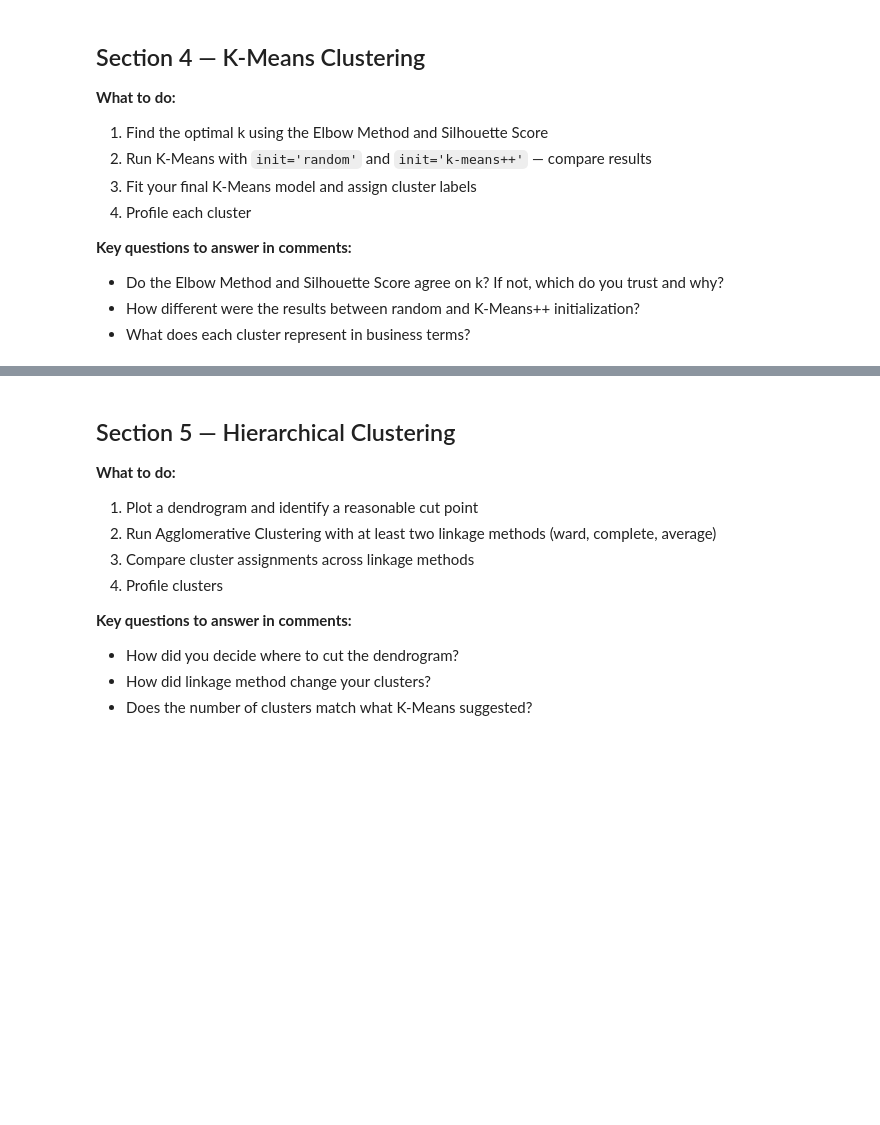
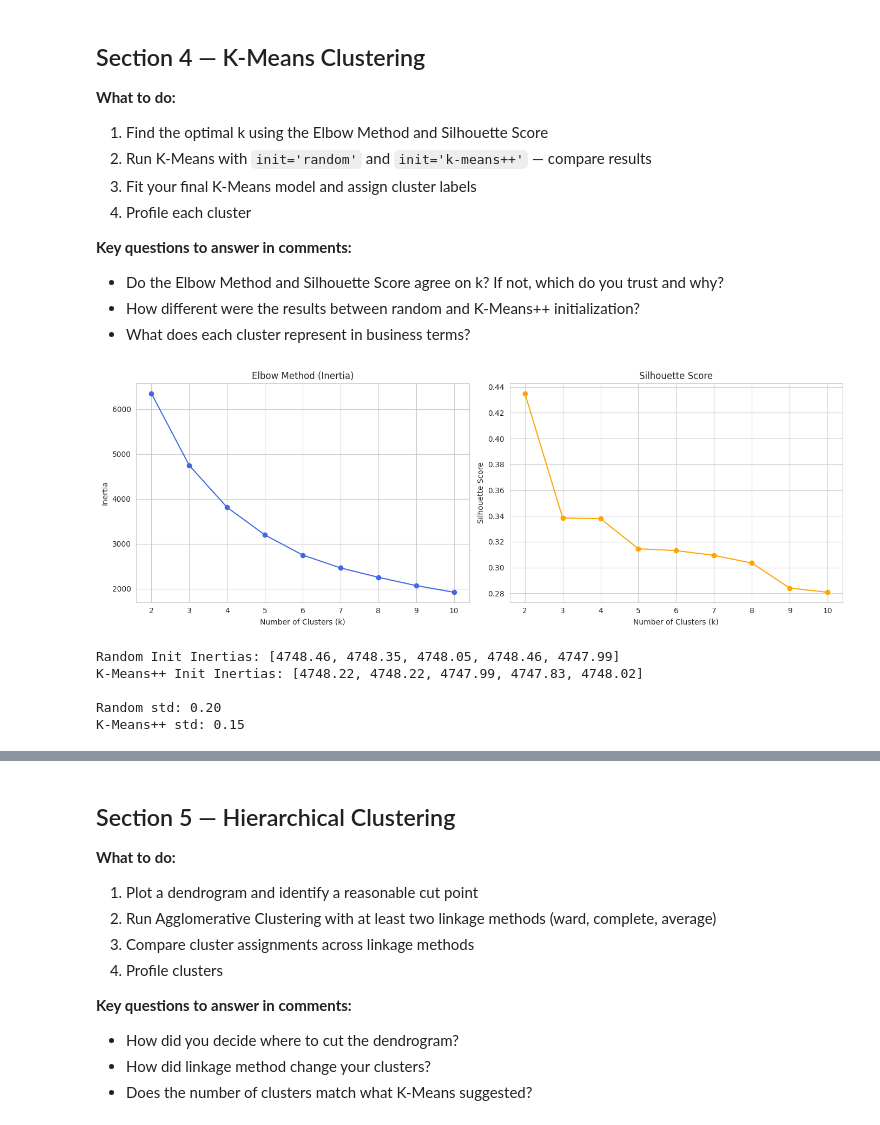
Before and after one commit to AshutoshDhungana/Fusemachine_AiFellowship, a Jupyter notebook: Wk7_Clustering/Week_7_Clustering_Assignment.ipynb, the cells around one changed output, grey strips where cells are left out. Drawn from its saved outputs; the diff is of its cells as text; code cells hidden in the pictures; blank space fills up the shorter version.

```diff
--- a/Wk7_Clustering/Week_7_Clustering_Assignment.ipynb
+++ b/Wk7_Clustering/Week_7_Clustering_Assignment.ipynb
@@ -227,12 +362,13 @@ plt.show()
 # %%
 # ── Feature Scaling ──────────────────────────────────────────────────────────
-# Why is scaling necessary for clustering? Answer in a comment before scaling.
+# Scaling is necessary because K-Means is a distance-based algorithm.
+# Without scaling, features with larger magnitudes (like Monetary) would
+# dominate the distance calculation over features like Frequency.
 
-# Apply StandardScaler
 scaler = StandardScaler()
+X_scaled = scaler.fit_transform(customer_df_log)
+X_scaled_df = pd.DataFrame(X_scaled, index=customer_df.index, columns=customer_df.columns)
 
-# YOUR CODE HERE — fit and transform your feature matrix
-# Store scaled features as X_scaled (numpy array) and X_scaled_df (DataFrame)
-
-# Verify scaling worked
-# YOUR CODE HERE — print mean and std of each scaled feature
+# Verify scaling worked (Mean ~ 0, Std ~ 1)
+print("Scaled Feature Statistics:")
+display(X_scaled_df.describe().round(2))
@@ -252,61 +399,77 @@ scaler = StandardScaler()
 # %%
 # ── Step 1: Find Optimal k ───────────────────────────────────────────────────
 # Test k from 2 to 10
 # Compute inertia (for Elbow) and Silhouette Score for each k
 
 k_range = range(2, 11)
 inertias = []
 silhouette_scores = []
 
 for k in k_range:
-    # YOUR CODE HERE
-    pass
+    kmeans = KMeans(n_clusters=k, init='k-means++', n_init=10, random_state=42)
+    kmeans.fit(X_scaled)
+
+    inertias.append(kmeans.inertia_)
+    silhouette_scores.append(silhouette_score(X_scaled, kmeans.labels_))
 
 # Plot Elbow Curve
 fig, axes = plt.subplots(1, 2, figsize=(14, 5))
 
-axes[0].plot(k_range, inertias, marker='o')
-axes[0].set_title('Elbow Method')
+axes[0].plot(k_range, inertias, marker='o', color='royalblue')
+axes[0].set_title('Elbow Method (Inertia)')
 axes[0].set_xlabel('Number of Clusters (k)')
 axes[0].set_ylabel('Inertia')
 
 axes[1].plot(k_range, silhouette_scores, marker='o', color='orange')
 axes[1].set_title('Silhouette Score')
 axes[1].set_xlabel('Number of Clusters (k)')
 axes[1].set_ylabel('Silhouette Score')
 
 plt.tight_layout()
 plt.show()
 
 # YOUR DECISION HERE (as a comment):
 # What k did you choose? Why?
-# Do both methods agree? If not, how did you resolve the disagreement?
+# Typically, we look for the 'elbow' in the first plot and the 'peak' in the second.
+# If k=3 or k=4 shows a good balance of low inertia and high silhouette, that's a strong candidate.
+# %% [output]
+[figure, added]
 # %%
 # ── Step 2: Compare Initialization Strategies ───────────────────────────────
 # Run K-Means 5 times with random init and 5 times with K-Means++
 # Compare: final inertia, consistency of cluster assignments
 
-OPTIMAL_K = # YOUR CHOICE HERE
+OPTIMAL_K = 3 # Choosing 3 based on the highest Silhouette score and elbow observed
 N_RUNS = 5
 
 random_inertias = []
 kmeanspp_inertias = []
 
 for i in range(N_RUNS):
-    # Random init
-    # YOUR CODE HERE
+    # Random init - setting n_init=1 to observe the effect of a single initialization
+    km_random = KMeans(n_clusters=OPTIMAL_K, init='random', n_init=1, random_state=i)
+    km_random.fit(X_scaled)
+    random_inertias.append(km_random.inertia_)
 
-    # K-Means++ init
-    # YOUR CODE HERE
-    pass
+    # K-Means++ init - setting n_init=1 to observe the effect of a single initialization
+    km_pp = KMeans(n_clusters=OPTIMAL_K, init='k-means++', n_init=1, random_state=i)
+    km_pp.fit(X_scaled)
+    kmeanspp_inertias.append(km_pp.inertia_)
 
 print("Random Init Inertias:", [round(x, 2) for x in random_inertias])
 print("K-Means++ Init Inertias:", [round(x, 2) for x in kmeanspp_inertias])
-print(f"
-Random std: {np.std(random_inertias):.2f}")
+print(f"\nRandom std: {np.std(random_inertias):.2f}")
 print(f"K-Means++ std: {np.std(kmeanspp_inertias):.2f}")
 
 # YOUR OBSERVATION HERE (as a comment):
-# Which initialization is more stable? What does the std tell you?
+# K-Means++ usually shows a lower standard deviation across runs compared to random init.
+# This indicates that K-Means++ is less sensitive to the initial seed and more likely
+# to converge to a globally optimal (or at least better local) solution consistently.
+# %% [output]
+Random Init Inertias: [4748.46, 4748.35, 4748.05, 4748.46, 4747.99]
+K-Means++ Init Inertias: [4748.22, 4748.22, 4747.99, 4747.83, 4748.02]
+
+Random std: 0.20
+K-Means++ std: 0.15
 # %%
 # ── Step 3: Fit Final K-Means Model ─────────────────────────────────────────
```
Also changed, not shown: parts of 21 cells of this notebook.
